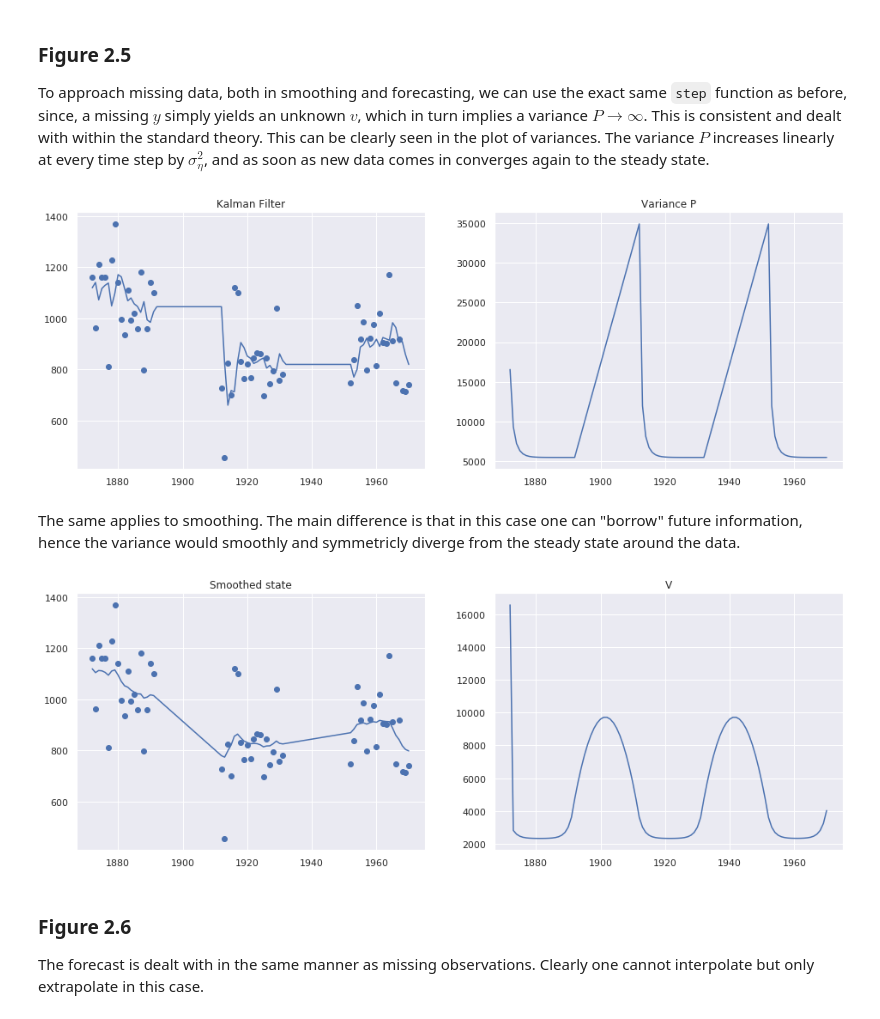
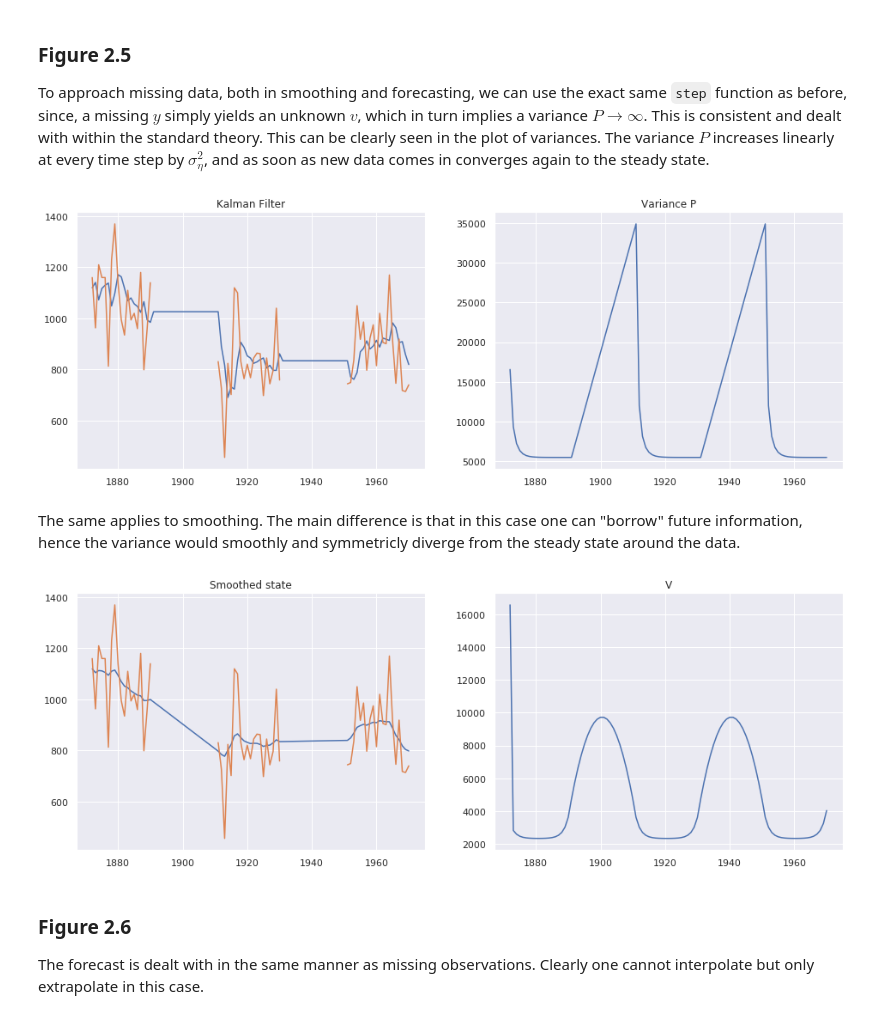
Before and after one commit to NoFishLikeIan/tinbergen, a Jupyter notebook: homework/adv_econometrics_three/Local level.ipynb, the cells around one changed output. Cells and saved outputs as stored; diff of their text form; code cells hidden in the pictures.

```diff
--- a/homework/adv_econometrics_three/Local level.ipynb
+++ b/homework/adv_econometrics_three/Local level.ipynb
@@ -59,14 +59,15 @@ def plot_quadrant(data, xs,
     else:
         (ax1, ax2) = axis
 
-    if datapoints is not None:
-        ax1.scatter(xs, datapoints)
-
     titles += [''] * (4 - len(titles))
     t1, t2, t3, t4 = titles
 
     ax1.set_title(t1)
     ax1.plot(xs, filtered_state)
+
+    if datapoints is not None:
+        if data_plot == 'scatter': ax1.scatter(xs, datapoints)
+        elif data_plot == 'line': ax1.plot(xs, datapoints)
 
     if ci:
         confidence_intervals = make_confidence(filtered_state, variance, **ci_params)
@@ -278,8 +279,8 @@ plot_quadrant(disturbance, x_axis, ci=False,
 To approach missing data, both in smoothing and forecasting, we can use the exact same `step` function as before, since, a missing $y$ simply yields an unknown $v$, which in turn implies a variance $P \xrightarrow{} \infty$. This is consistent and dealt with within the standard theory. This can be clearly seen in the plot of variances. The variance $P$ increases linearly at every time step by $\sigma^2_{\eta}$, and as soon as new data comes in converges again to the steady state.
 # %%
 missing_series = data.copy()
-missing_series[21: 41] = np.nan
-missing_series[61: 81] = np.nan
+missing_series[20: 40] = np.nan
+missing_series[60: 80] = np.nan
 # %%
 interp = KF(missing_series, **init, **params)
 # %%
@@ -287,21 +288,21 @@ smoothed = KF_smoothing(missing_series, **init, **params)
 # %%
 plot_quadrant(interp, x_axis,
               datapoints=missing_series[1:],
-              ci=False,
+              ci=False, data_plot='line',
               only_first=True,
               titles=["Kalman Filter", "Variance P"])
 # %% [output]
-[figure, old version]
+[figure, new version]
 # %% [markdown]
 The same applies to smoothing. The main difference is that in this case one can "borrow" future information, hence the variance would smoothly and symmetricly diverge from the steady state around the data.
 # %%
 plot_quadrant(smoothed, x_axis,
               datapoints=missing_series[1:],
-              ci=False,
+              ci=False, data_plot='line',
               only_first=True,
               titles=["Smoothed state", "V"])
 # %% [output]
-[figure, old version]
+[figure, new version]
 # %% [markdown]
 ### Figure 2.6
 
```
